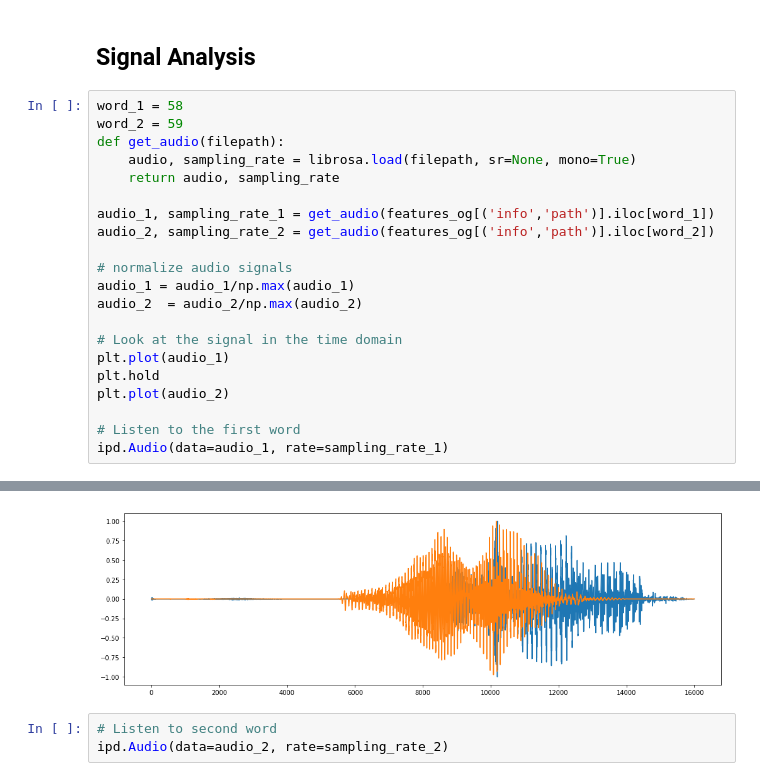
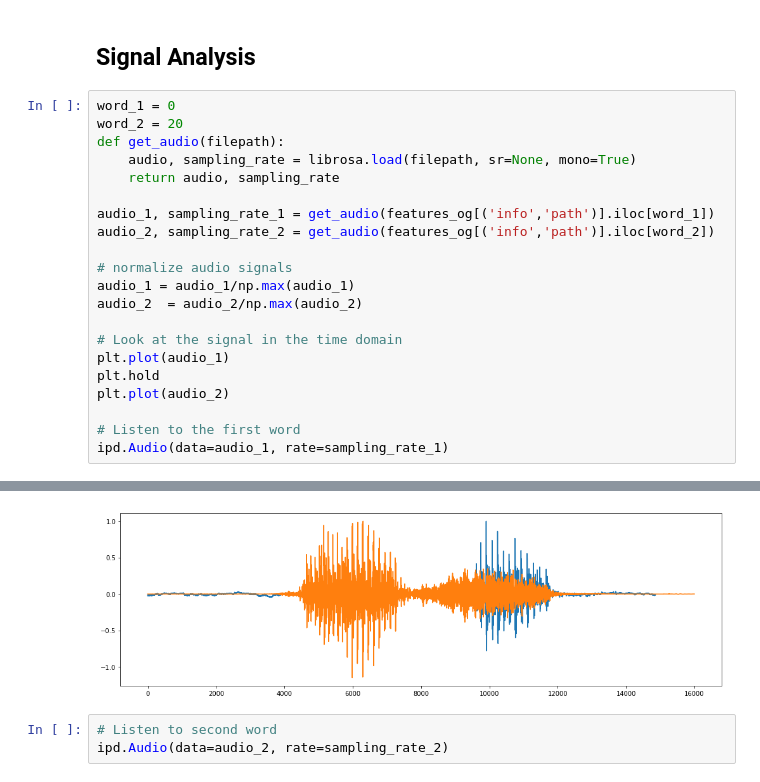
Before and after one commit to adrianlwn/NTDS-Speech-Recognition-Challenge, a Jupyter notebook: Feature extraction.ipynb, the cells around one changed output, grey strips where cells are left out. Cells and saved outputs as stored; diff of their text form.

```diff
--- a/Feature extraction.ipynb
+++ b/Feature extraction.ipynb
@@ -140,29 +140,29 @@ features_og.head()
 # %% [markdown]
 ## Signal Analysis
 # %%
-word_1 = 58
-word_2 = 59
+word_1 = 0
+word_2 = 20
 def get_audio(filepath):
     audio, sampling_rate = librosa.load(filepath, sr=None, mono=True)
     return audio, sampling_rate
 
 audio_1, sampling_rate_1 = get_audio(features_og[('info','path')].iloc[word_1])
 audio_2, sampling_rate_2 = get_audio(features_og[('info','path')].iloc[word_2])
 
 # normalize audio signals
 audio_1 = audio_1/np.max(audio_1)
 audio_2  = audio_2/np.max(audio_2)
 
 # Look at the signal in the time domain
 plt.plot(audio_1)
 plt.hold
 plt.plot(audio_2)
 
 # Listen to the first word
 ipd.Audio(data=audio_1, rate=sampling_rate_1)
 # %% [output]
 [interactive output not drawn]
-[figure, old version]
+[figure, new version]
 # %%
 # Listen to second word
 ipd.Audio(data=audio_2, rate=sampling_rate_2)
```
Also changed, not shown: parts of 14 cells of this notebook, 7 other files.
